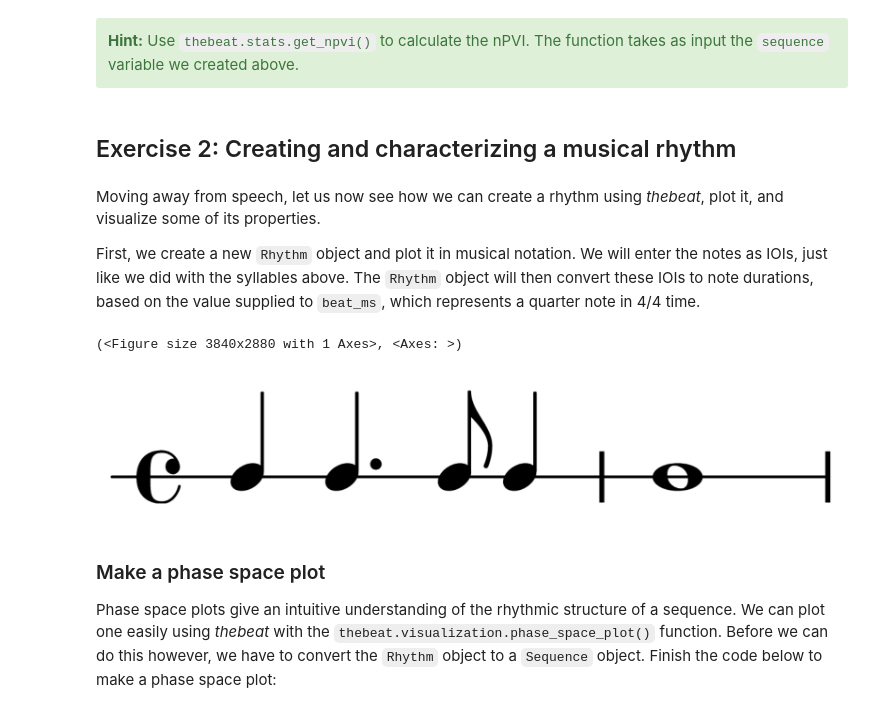
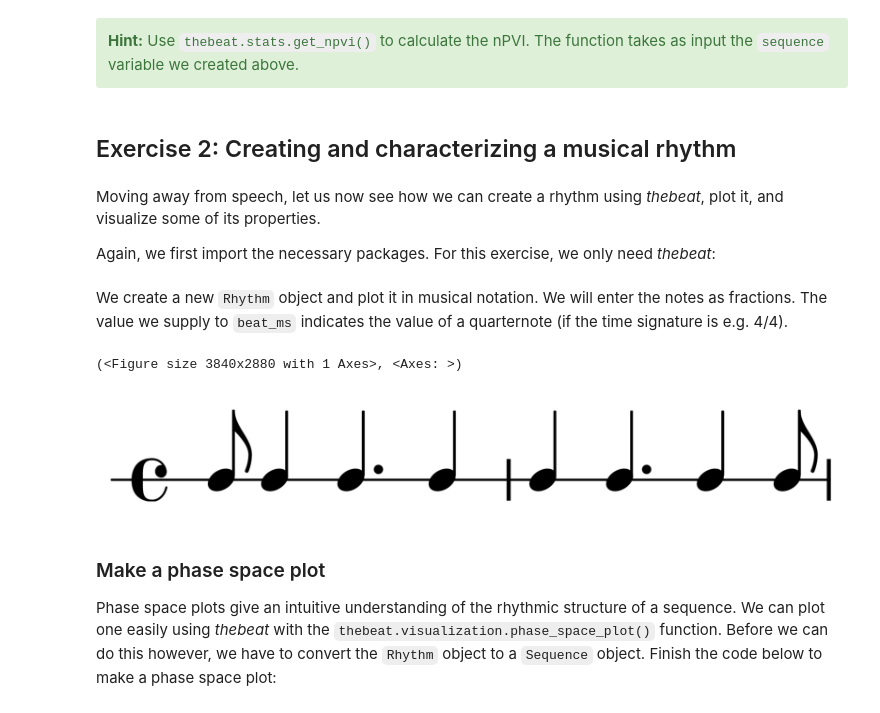
Before and after one commit to Jellevanderwerff/st_etienne_winterschool, a Jupyter notebook: notebooks/beginner.ipynb, the cells around one changed output. Drawn from its saved outputs; the diff is of its cells as text; code cells hidden in the pictures.

```diff
--- a/notebooks/beginner.ipynb
+++ b/notebooks/beginner.ipynb
@@ -130,14 +131,8 @@ print(npvi)
 <b>Hint:</b> Use <code>thebeat.stats.get_npvi()</code> to calculate the nPVI. The function takes as input the <code>sequence</code> variable we created above.
 </div>
 # %% [markdown]
-## Exercise 2: Creating and characterizing a musical rhythm
+## Exercise 2: Creating and characterizing a musical rhythm <a name="Exercise2"></a>
 # %% [markdown]
 Moving away from speech, let us now see how we can create a rhythm using *thebeat*, plot it, and visualize some of its properties.
 
-First, we create a new ``Rhythm`` object and plot it in musical notation. We will enter the notes as IOIs, just like we did with the syllables above. The ``Rhythm`` object will then convert these IOIs to note durations, based on the value supplied to ``beat_ms``, which represents a quarter note in 4/4 time.
+Again, we first import the necessary packages. For this exercise, we only need *thebeat*:
-# %%
-rhythm = thebeat.music.Rhythm([500, 750, 250, 500, 2000], beat_ms=500, time_signature=(4, 4))
-rhythm.plot_rhythm()
-# %% [output]
-(<Figure size 3840x2880 with 1 Axes>, <Axes: >)
-[figure, removed]
@@ -144,3 +141,11 @@ rhythm.plot_rhythm()
+# %% [markdown]
+We create a new ``Rhythm`` object and plot it in musical notation. We will enter the notes as fractions. The value we supply to ``beat_ms`` indicates the value of a quarternote (if the time signature is e.g. 4/4).
+# %%
+rhythm = thebeat.music.Rhythm.from_fractions([1/8, 1/4, 3/8, 1/4, 1/4, 3/8, 1/4, 1/8], time_signature=(4, 4), beat_ms=250)
+rhythm.plot_rhythm()
+# %% [output]
+(<Figure size 3840x2880 with 1 Axes>, <Axes: >)
+[figure, added]
 # %% [markdown]
 ### Make a phase space plot
 
```
Also changed, not shown: parts of 28 cells of this notebook, 3 other files.
